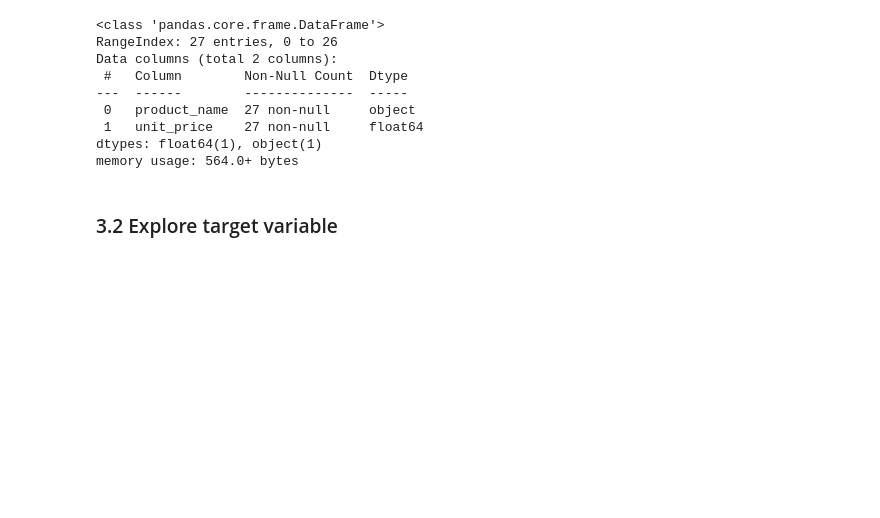
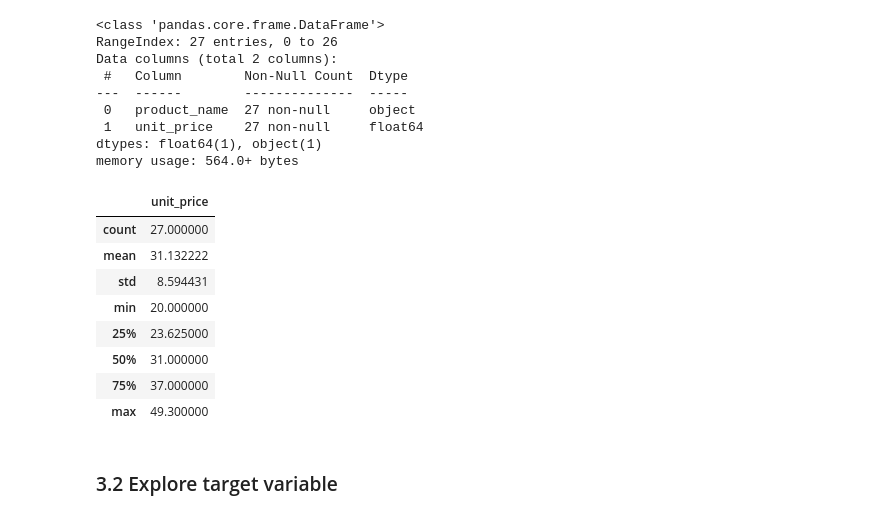
Before and after one commit to Nelkit/DSI-AT2-data-analysis-project, a Jupyter notebook: notebooks/DSI_AT2_data_analysis_project.ipynb, the cells around one changed output. Cells and saved outputs as stored; diff of their text form; code cells hidden in the pictures; blank space fills up the shorter version.

```diff
--- a/notebooks/DSI_AT2_data_analysis_project.ipynb
+++ b/notebooks/DSI_AT2_data_analysis_project.ipynb
@@ -173,6 +173,18 @@ Data columns (total 2 columns):
  1   unit_price    27 non-null     float64
 dtypes: float64(1), object(1)
 memory usage: 564.0+ bytes
+# %%
+df.describe()
+# %% [output]
+|  | unit_price |
+| count | 27.000000 |
+| mean | 31.132222 |
+| std | 8.594431 |
+| min | 20.000000 |
+| 25% | 23.625000 |
+| 50% | 31.000000 |
+| 75% | 37.000000 |
+| max | 49.300000 |
 # %% [markdown]
 ### 3.2 Explore target variable
 # %% [markdown]
```
Also changed, not shown: parts of 1 cell of this notebook.
